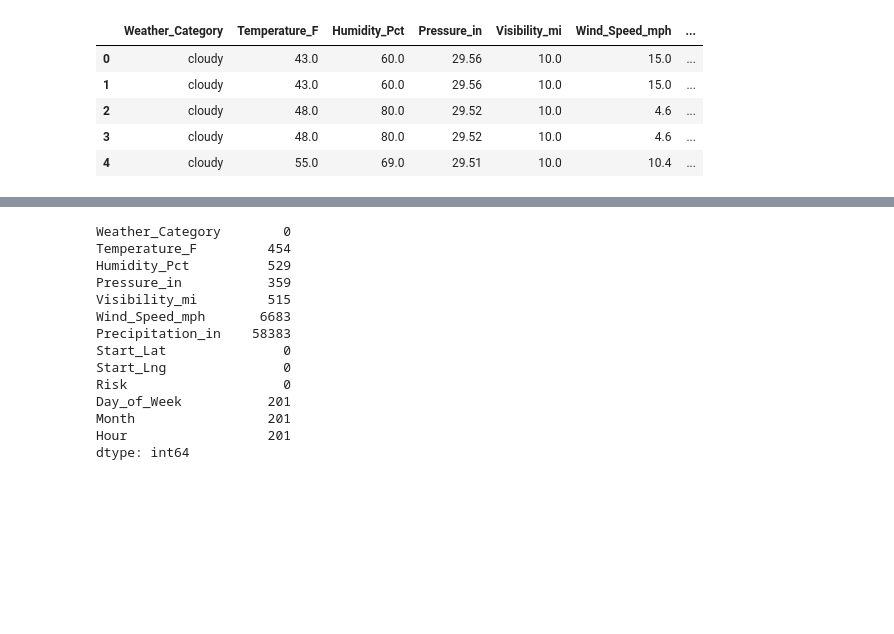
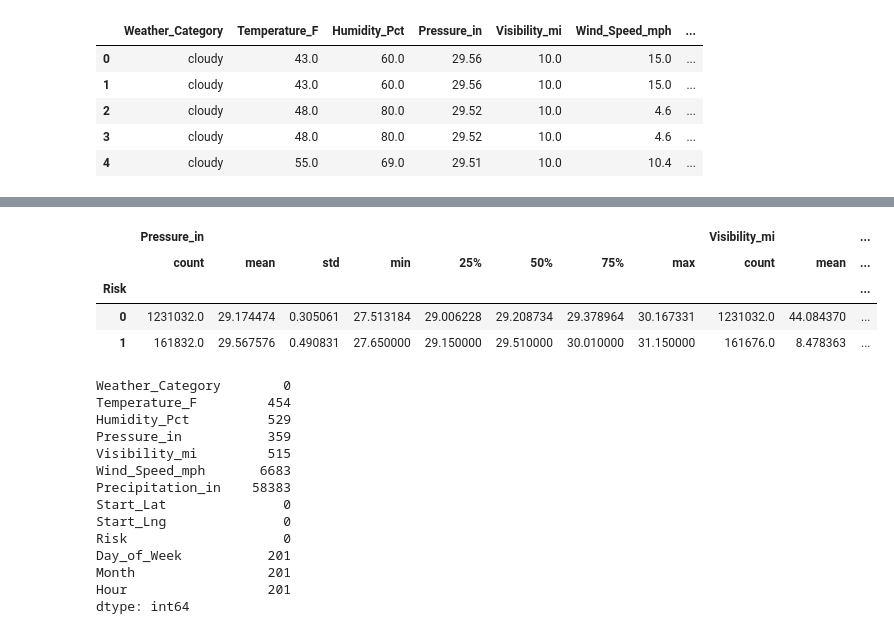
Before and after one commit to Lovjoy/Weather2Go2, a Jupyter notebook: Weather2Go2Model.ipynb, the cells around one changed output, grey strips where cells are left out. Saved outputs shown, nothing was run; the diff lists cells and outputs as text; code cells hidden in the pictures; blank space fills up the shorter version.

```diff
--- a/Weather2Go2Model.ipynb
+++ b/Weather2Go2Model.ipynb
@@ -295,0 +316,16 @@ merged_df.head()
+# %%
+# Constants for conversion
+HPA_TO_INHG = 0.02953
+METERS_TO_MILES = 1/1609.34
+
+# Apply fixes to the Risk 0 subset
+merged_df.loc[merged_df['Risk'] == 0, 'Pressure_in'] = merged_df.loc[merged_df['Risk'] == 0, 'Pressure_in'] * HPA_TO_INHG
+merged_df.loc[merged_df['Risk'] == 0, 'Visibility_mi'] = merged_df.loc[merged_df['Risk'] == 0, 'Visibility_mi'] * METERS_TO_MILES
+# %%
+merged_df.groupby('Risk')[['Pressure_in', 'Visibility_mi']].describe()
+# %% [output]
+|  | Pressure_in |  |  |  |  |  |  |  | Visibility_mi |  | ... |
+|  | count | mean | std | min | 25% | 50% | 75% | max | count | mean | ... |
+| Risk |  |  |  |  |  |  |  |  |  |  | ... |
+| 0 | 1231032.0 | 29.174474 | 0.305061 | 27.513184 | 29.006228 | 29.208734 | 29.378964 | 30.167331 | 1231032.0 | 44.084370 | ... |
+| 1 | 161832.0 | 29.567576 | 0.490831 | 27.650000 | 29.150000 | 29.510000 | 30.010000 | 31.150000 | 161676.0 | 8.478363 | ... |
```
Also changed, not shown: parts of 24 cells of this notebook.
